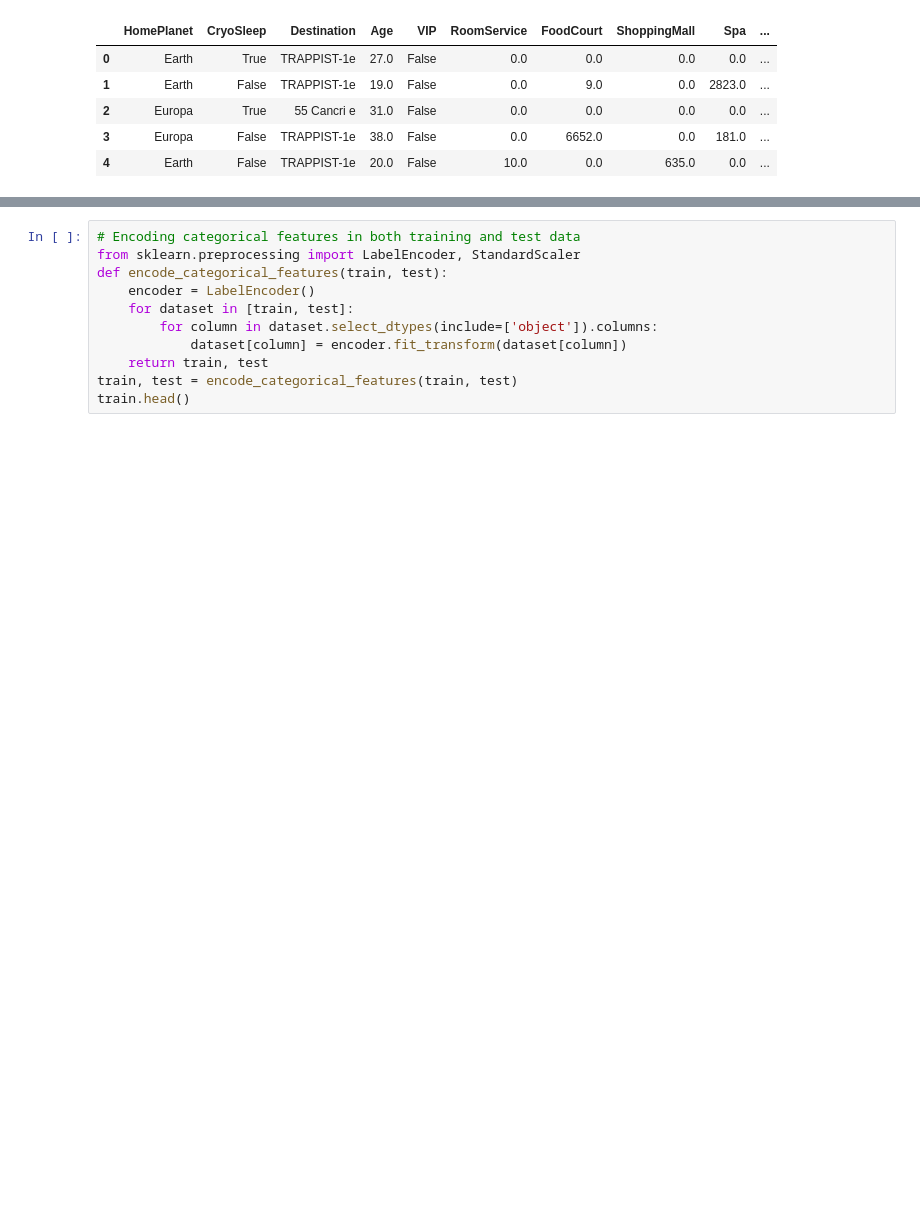
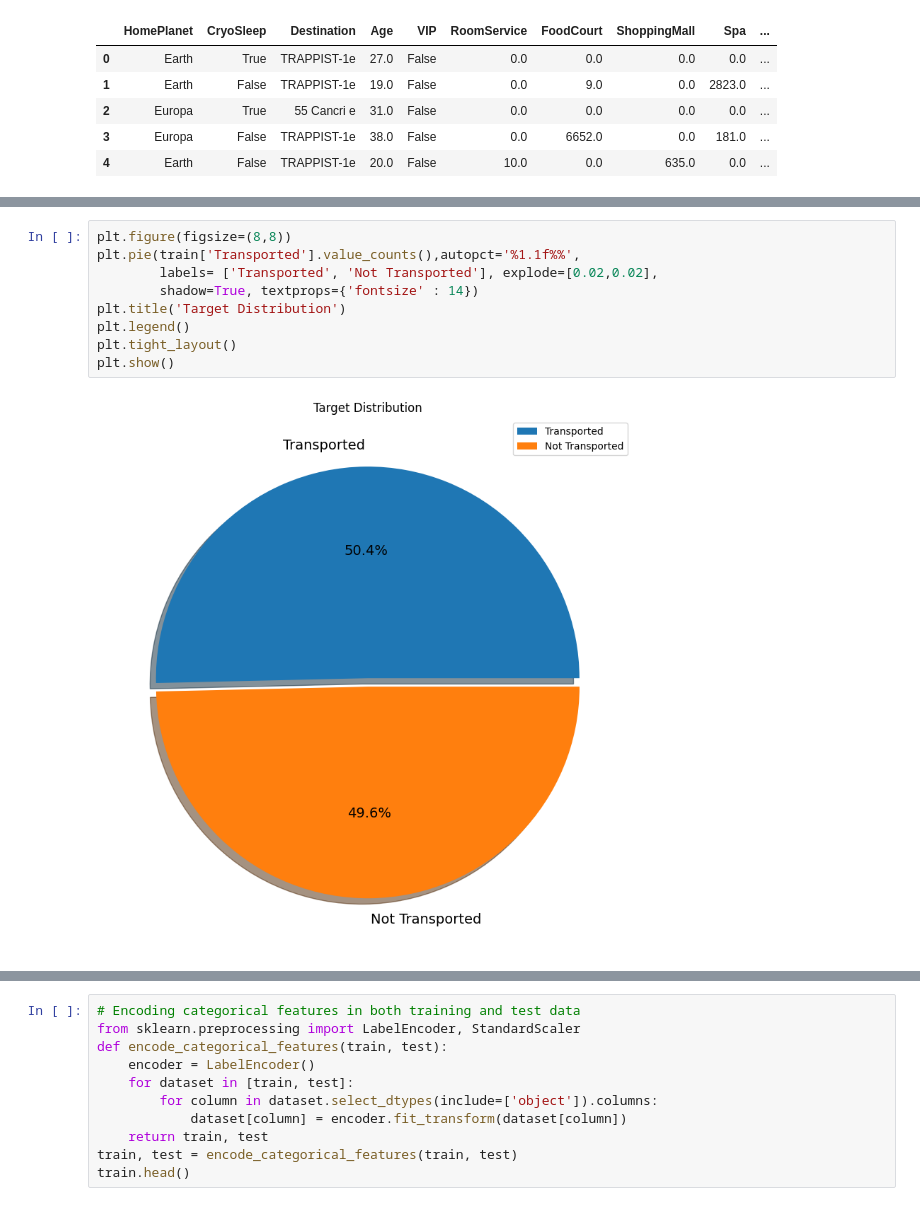
Before and after one commit to 7PAM2015-0105-2023-Team-8/kaggle-challenge-Team-8, a Jupyter notebook: Kaggle_challenge_Team_8.ipynb, the cells around one changed output, grey strips where cells are left out. Saved outputs shown, nothing was run; the diff lists cells and outputs as text; blank space fills up the shorter version.

```diff
--- a/Kaggle_challenge_Team_8.ipynb
+++ b/Kaggle_challenge_Team_8.ipynb
@@ -212,0 +151,11 @@ plt.show()
+# %%
+plt.figure(figsize=(8,8))
+plt.pie(train['Transported'].value_counts(),autopct='%1.1f%%',
+        labels= ['Transported', 'Not Transported'], explode=[0.02,0.02],
+        shadow=True, textprops={'fontsize' : 14})
+plt.title('Target Distribution')
+plt.legend()
+plt.tight_layout()
+plt.show()
+# %% [output]
+[figure, added]
```
Also changed, not shown: parts of 31 cells of this notebook.
